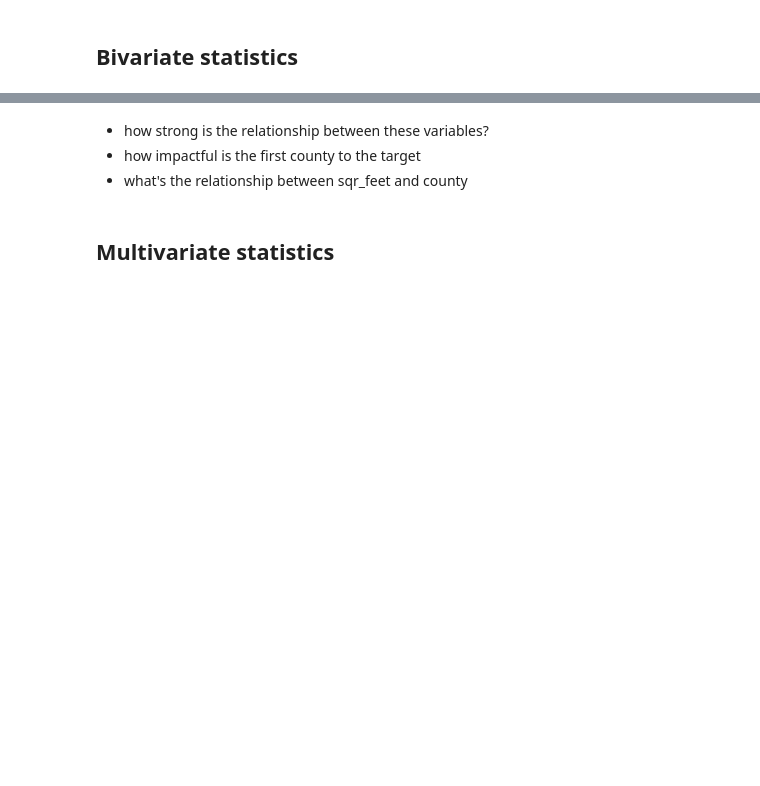
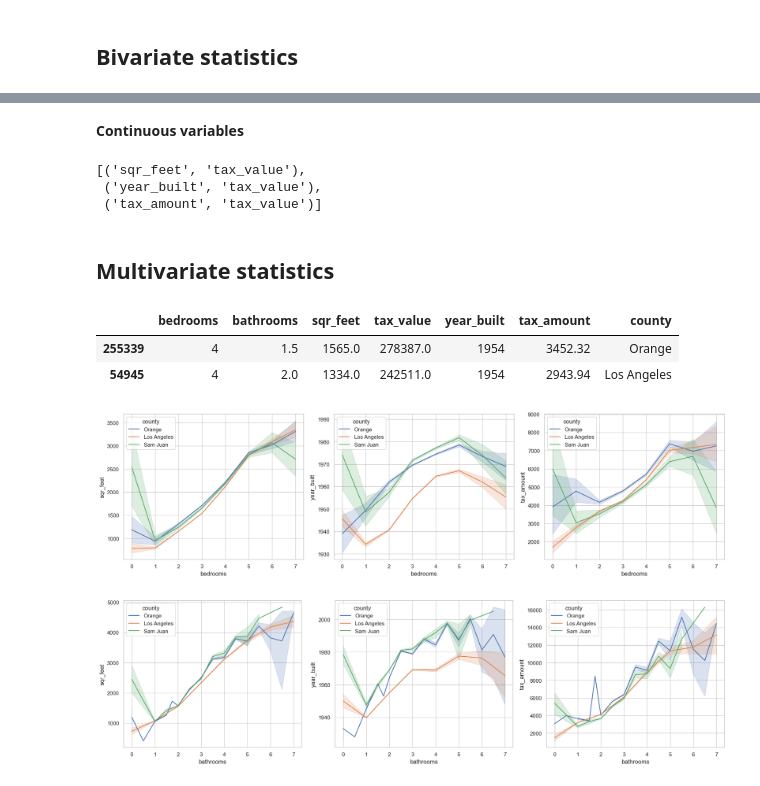
Before and after one commit to MigashaneVictoire/regression-exercises, a Jupyter notebook: explore.ipynb, the cells around one changed output, grey strips where cells are left out. Drawn from its saved outputs; the diff is of its cells as text; code cells hidden in the pictures; blank space fills up the shorter version.

```diff
--- a/explore.ipynb
+++ b/explore.ipynb
@@ -295,4 +173,13 @@ TAX_AMOUNT VS TAX_VALUE
-# %% [markdown]
-- how strong is the relationship between these variables?
-- how impactful is the first county to the target
-- what's the relationship between sqr_feet and county
+# %% [markdown]
+**Continuous variables**
+# %%
+# Get a sample of the categorical columns for ploting
+train_continious = train[continuous_col].sample(50_000)
+
+# pairs of comninmations
+continuous_comb = list(itertools.product(continuous_col, ["tax_value"]))
+continuous_comb
+# %% [output]
+[('sqr_feet', 'tax_value'),
+ ('year_built', 'tax_value'),
+ ('tax_amount', 'tax_value')]
@@ -299,5 +204,23 @@ TAX_AMOUNT VS TAX_VALUE
 # %% [markdown]
 ## Multivariate statistics
+# %%
+# get sample from training data
+train_full_sample = train[train.columns].sample(100_000)
+train_full_sample.head(2)
+# %% [output]
+|  | bedrooms | bathrooms | sqr_feet | tax_value | year_built | tax_amount | county |
+| 255339 | 4 | 1.5 | 1565.0 | 278387.0 | 1954 | 3452.32 | Orange |
+| 54945 | 4 | 2.0 | 1334.0 | 242511.0 | 1954 | 2943.94 | Los Angeles |
 # %%
-# def plot_variable_pairs(train):
-#     sns.pairplot(train,  corner=True)
+# plot
+grid = sns.PairGrid(train_full_sample, diag_sharey=False, hue="county")
+grid.map_upper(sns.scatterplot)
+grid.map_lower(sns.kdeplot)
+grid.map_diag(sns.kdeplot)
+
+# Get the current figure
+fig = plt.gcf()
+
+# save visual to file path
+explore_.save_visuals(fig=fig, viz_name= "pairplot_by_county", folder_name= 3)
+plt.show()
@@ -317,0 +227,16 @@ TAX_AMOUNT VS TAX_VALUE
+# %%
+for cat in categorical_col[:-1]:
+    # figure
+    fig, ax = plt.subplots(nrows=1, ncols=len(continuous_col), figsize=(18,5))
+
+    for i in range(len(continuous_col)):
+        # plot
+        sns.lineplot(data= train_full_sample, x= cat, y= continuous_col[i], hue="county", ax=ax[i])
+        plt.tight_layout()
+
+    # save visual
+    explore_.save_visuals(fig=fig, viz_name=f"{cat}_vs_{continuous_col[i]}_by_county", folder_name= 3)
+    plt.show
+# %% [output]
+[figure, added]
+[figure, added]
```
Also changed, not shown: parts of 20 cells of this notebook, 5 other files.
